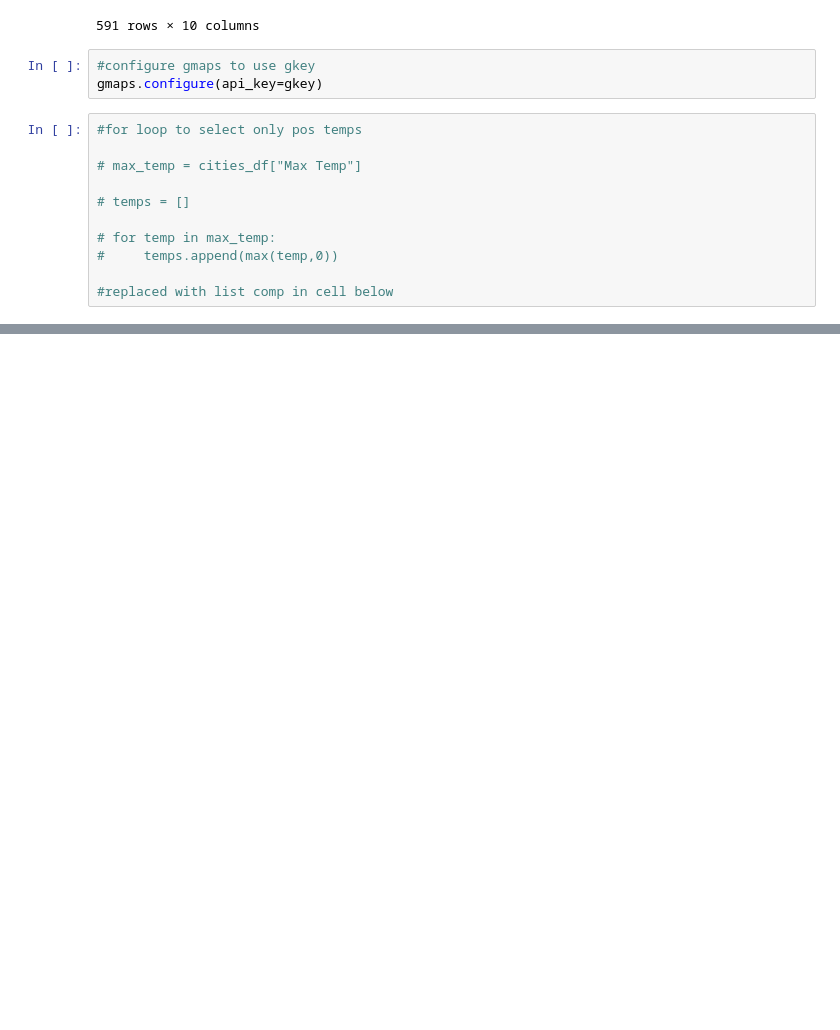
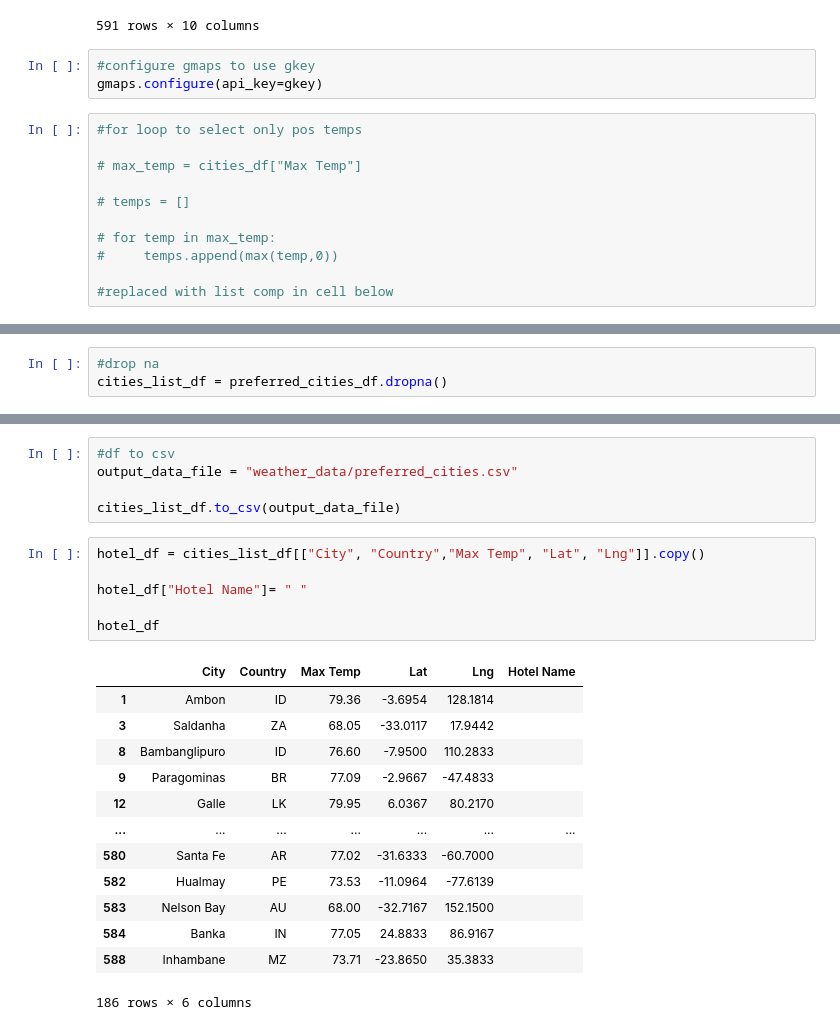
Before and after one commit to sarahrosegallagher/API_Weather_Analysis, a Jupyter notebook: VacationPy.ipynb, the cells around one changed output, grey strips where cells are left out. Drawn from its saved outputs; the diff is of its cells as text; blank space fills up the shorter version.

```diff
--- a/VacationPy.ipynb
+++ b/VacationPy.ipynb
@@ -112,0 +140,3 @@ fig
+# %%
+#drop na
+cities_list_df = preferred_cities_df.dropna()
@@ -112,0 +158,25 @@ fig
+# %%
+#df to csv
+output_data_file = "weather_data/preferred_cities.csv"
+
+cities_list_df.to_csv(output_data_file)
+# %%
+hotel_df = cities_list_df[["City", "Country","Max Temp", "Lat", "Lng"]].copy()
+
+hotel_df["Hotel Name"]= " "
+
+hotel_df
+# %% [output]
+|  | City | Country | Max Temp | Lat | Lng | Hotel Name |
+| 1 | Ambon | ID | 79.36 | -3.6954 | 128.1814 |  |
+| 3 | Saldanha | ZA | 68.05 | -33.0117 | 17.9442 |  |
+| 8 | Bambanglipuro | ID | 76.60 | -7.9500 | 110.2833 |  |
+| 9 | Paragominas | BR | 77.09 | -2.9667 | -47.4833 |  |
+| 12 | Galle | LK | 79.95 | 6.0367 | 80.2170 |  |
+| ... | ... | ... | ... | ... | ... | ... |
+| 580 | Santa Fe | AR | 77.02 | -31.6333 | -60.7000 |  |
+| 582 | Hualmay | PE | 73.53 | -11.0964 | -77.6139 |  |
+| 583 | Nelson Bay | AU | 68.00 | -32.7167 | 152.1500 |  |
+| 584 | Banka | IN | 77.05 | 24.8833 | 86.9167 |  |
+| 588 | Inhambane | MZ | 73.71 | -23.8650 | 35.3833 |  |
+186 rows × 6 columns
```
Also changed, not shown: parts of 7 cells of this notebook, 2 other files.
